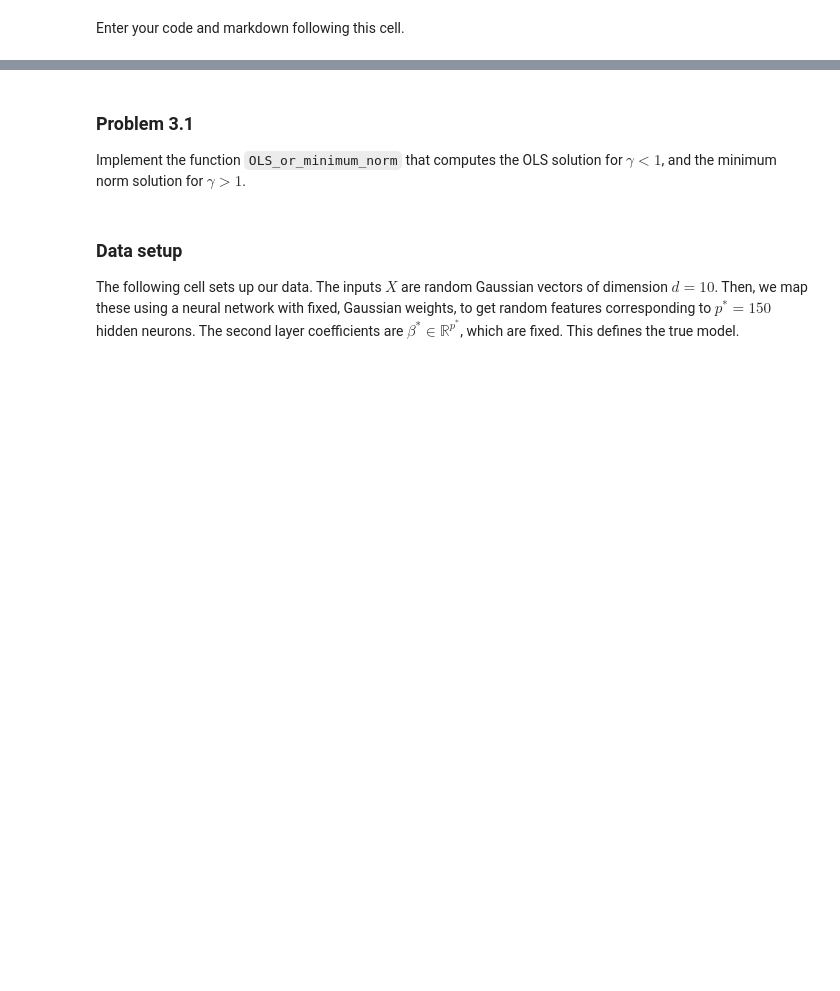
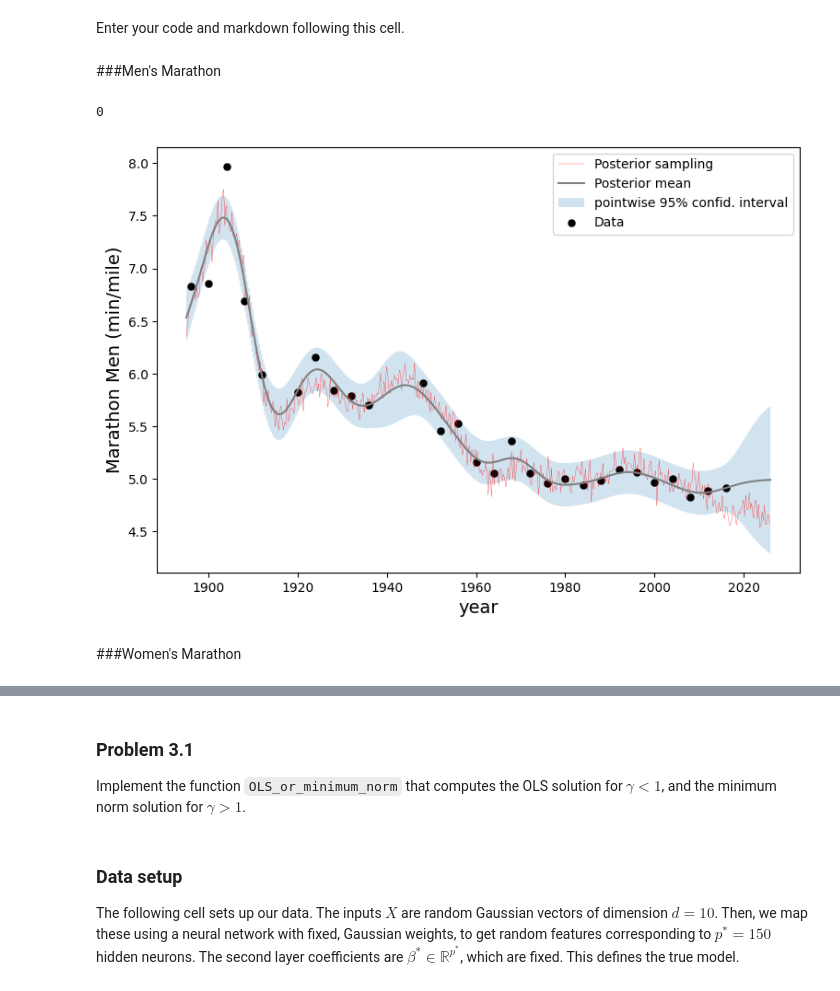
Before and after one commit to RobertKZB/RobertKZB, a Jupyter notebook: assignments/assn2/assn2.ipynb, the cells around one changed output, grey strips where cells are left out. Cells and saved outputs as stored; diff of their text form; code cells hidden in the pictures; blank space fills up the shorter version.

```diff
--- a/assignments/assn2/assn2.ipynb
+++ b/assignments/assn2/assn2.ipynb
@@ -793,2 +827,53 @@ marathon
 # %% [markdown]
 Enter your code and markdown following this cell.
+# %%
+from numpy.linalg import cholesky
+from matplotlib import pyplot as plt
+
+def gaussian_sample(mu, Sigma):
+    A = cholesky(Sigma)
+    Z = np.random.normal(loc=0, scale=1, size=len(mu))
+    return np.dot(A, Z) + mu
+
+def mu_fun(x, mu=2.25):
+    return mu * np.ones(len(x))
+
+def GaussianK_fun(x, z, h=7):
+    K = np.zeros(len(x)*len(z)).reshape(len(x), len(z))
+    for j in np.arange(K.shape[1]):
+        K[:,j] = (1/h)*np.exp(-(x-z[j])**2/(2*h**2))
+    return K
+# %%
+def gp_olympic_event(year, result, kernel, mean, noise, event_name):
+  year_s = np.linspace(np.min(year)-1,np.max(year)+10,500)
+  K = kernel(year, year)
+  Ks = kernel(year, year_s)
+  Kss = kernel(year_s, year_s)+noise*np.eye(len(year_s))
+  Kinv = np.linalg.inv(K + noise*np.eye(len(year)))
+
+  post_mean = mu_fun(year_s) + Ks.T@Kinv@(result - mu_fun(year))
+  post_cov = Kss - Ks.T @ Kinv @ Ks
+  sigma2 = np.diag(post_cov)
+  post_samples = gaussian_sample(post_mean, post_cov)
+
+  fig = plt.figure(figsize=(9,6))
+  ax = fig.subplots()
+  ax.plot(year_s, post_samples, color = 'r',linewidth = 0.2, label = "Posterior sampling")
+  ax.plot(year_s,post_mean,color = "gray", label = "Posterior mean")
+  ax.fill_between(year_s,post_mean-2*np.sqrt(sigma2),post_mean+2*np.sqrt(sigma2),step="pre", alpha = 0.2, label = "pointwise 95% confid. interval")
+  ax.scatter(year,result, color="k", linewidth = 0.1, label = 'Data')
+
+  ax.set_xlabel('year', fontsize=14)
+  ax.set_ylabel(event_name, fontsize=14)
+  ax.legend()
+
+  return 0
+# %% [markdown]
+###Men's Marathon
+# %%
+gp_olympic_event(marathon['Year'], marathon['Minutes per Mile'], GaussianK_fun, mu_fun, (5/60)**2, "Marathon Men (min/mile)") ##mu=5
+# %% [output]
+0
+[figure, added]
+# %% [markdown]
+###Women's Marathon
```
Also changed, not shown: parts of 16 cells of this notebook.
